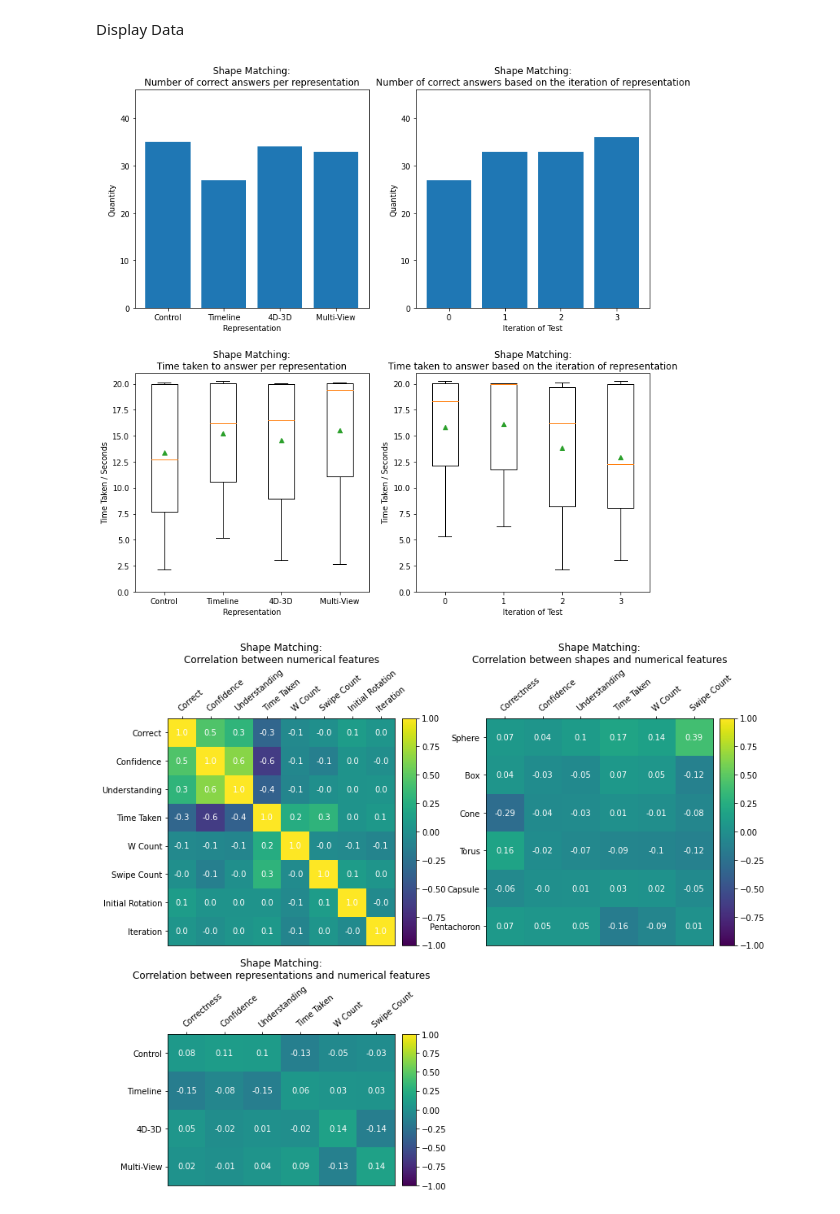
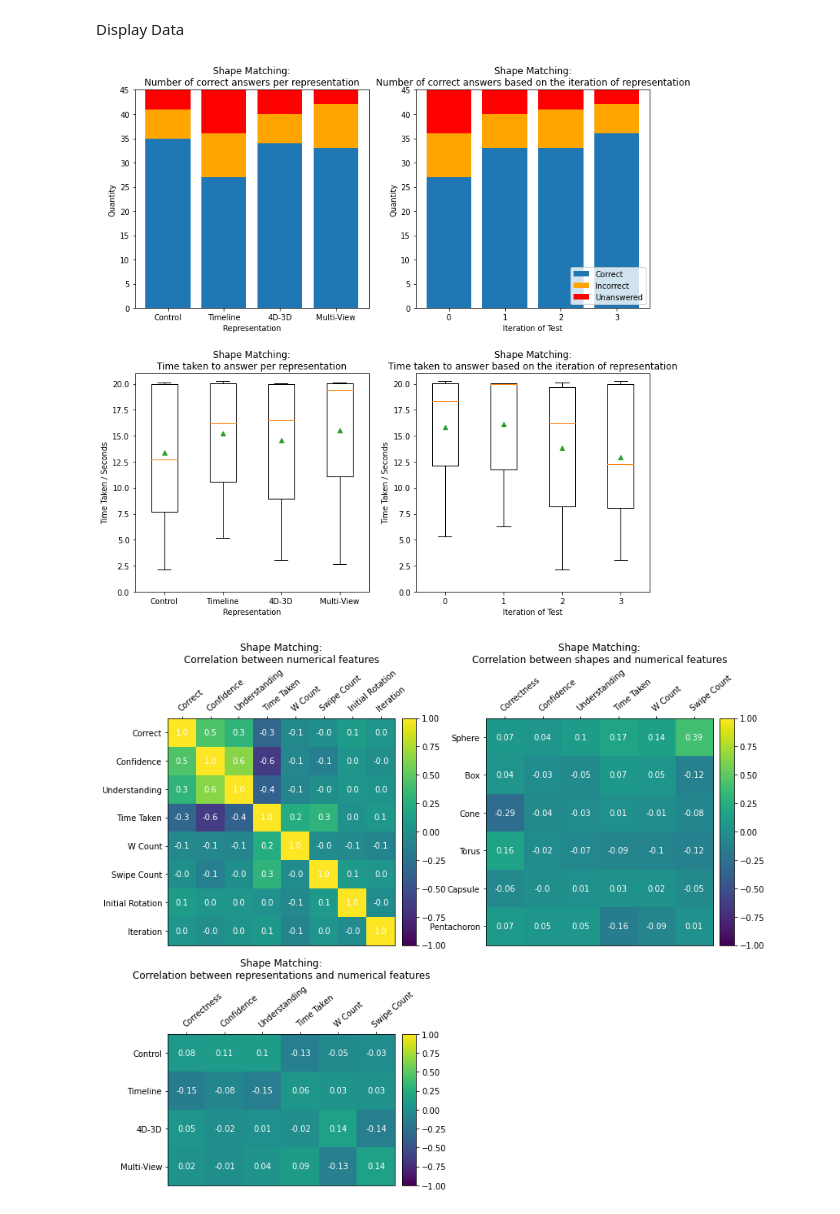
Before and after one commit to JoeSubbi/3D-Renderer-for-4D-Objects, a Jupyter notebook: Data Analysis/MultiFileAnalysis.ipynb, the cells around one changed output. Cells and saved outputs as stored; diff of their text form; code cells hidden in the pictures.

Commit message:
Improvements to data analysis and preliminary evaluation

```diff
--- a/Data Analysis/MultiFileAnalysis.ipynb
+++ b/Data Analysis/MultiFileAnalysis.ipynb
@@ -569,44 +569,67 @@ ax3 = fig.add_subplot(224)
 fig.subplots_adjust(hspace=0.3)
 
 ax0.set_title("Shape Matching:\nNumber of correct answers per representation")
+# Correct answers
 d = SHAPE_correct_count(compiled_data)
-x = d.keys()
-y = d.values()
-ax0.bar(x, y)
-ax0.set_ylim((0, 5*RESULT_MULTIPLIER+1))
+x0 = d.keys()
+y0 = [i for i in SHAPE_correct_count(compiled_data).values()]
+ax0.bar(x0, y0)
+# Incorrect answers
+d = SHAPE_incorrect_count(compiled_data)
+x1 = d.keys()
+y1 = [i for i in SHAPE_incorrect_count(compiled_data).values()]
+ax0.bar(x1, y1, bottom = y0, color="orange")
+# Unanswered
+d = SHAPE_unanswered_count(compiled_data)
+x2 = d.keys()
+y2 = [i for i in SHAPE_unanswered_count(compiled_data).values()]
+ax0.bar(x2, y2, bottom = [i+j for i,j in zip(y1, y0)], color="red")
+ax0.set_ylim((0, 5*RESULT_MULTIPLIER))
 ax0.set_ylabel("Quantity")
 ax0.set_xlabel("Representation")
 
 ax1.set_title("Shape Matching:\nNumber of correct answers based on the iteration of representation")
+# Correct answers
 d = SHAPE_correct_count(ordered_data)
-x = d.keys()
-y = d.values()
-ax1.bar(x, y)
-ax1.set_ylim((0, 5*RESULT_MULTIPLIER+1))
+x0 = d.keys()
+y0 = [i for i in SHAPE_correct_count(ordered_data).values()]
+ax1.bar(x0, y0)
+# Incorrect answers
+d = SHAPE_incorrect_count(ordered_data)
+x1 = d.keys()
+y1 = [i for i in SHAPE_incorrect_count(ordered_data).values()]
+ax1.bar(x1, y1, bottom = y0, color="orange")
+# Unanswered
+d = SHAPE_unanswered_count(ordered_data)
+x2 = d.keys()
+y2 = [i for i in SHAPE_unanswered_count(ordered_data).values()]
+ax1.bar(x2, y2, bottom = [i+j for i,j in zip(y1, y0)], color="red")
+ax1.set_ylim((0, 5*RESULT_MULTIPLIER))
 ax1.set_ylabel("Quantity")
 ax1.set_xlabel("Iteration of Test")
+ax1.legend(["Correct","Incorrect","Unanswered"],loc=4)
 
 ax2.set_title("Shape Matching:\nTime taken to answer per representation")
 x = SHAPE_time_data(compiled_data).keys()
 d = [i for i in SHAPE_time_data(compiled_data).values()]
 ax2.boxplot( d, showmeans=True )
 ax2.set_xticks(order, x)
 ax2.set_ylim((0, 21))
 ax2.set_ylabel("Time Taken / Seconds")
 ax2.set_xlabel("Representation")
 
 ax3.set_title("Shape Matching:\nTime taken to answer based on the iteration of representation")
 x = SHAPE_time_data(ordered_data).keys()
 d = [i for i in SHAPE_time_data(ordered_data).values()]
 ax3.boxplot( d, showmeans=True )
 ax3.set_xticks(order, x)
 ax3.set_ylim((0, 21))
 ax3.set_ylabel("Time Taken / Seconds")
 ax3.set_xlabel("Iteration of Test")
 
 plt.savefig("figures/shape_matching_stats.png")
 # %% [output]
-[figure, old version]
+[figure, new version]
 # %%
 fig = plt.figure(figsize = (12, 12))
 ax0 = fig.add_subplot(221)
```
Also changed, not shown: parts of 3 cells of this notebook, 7 other files.
